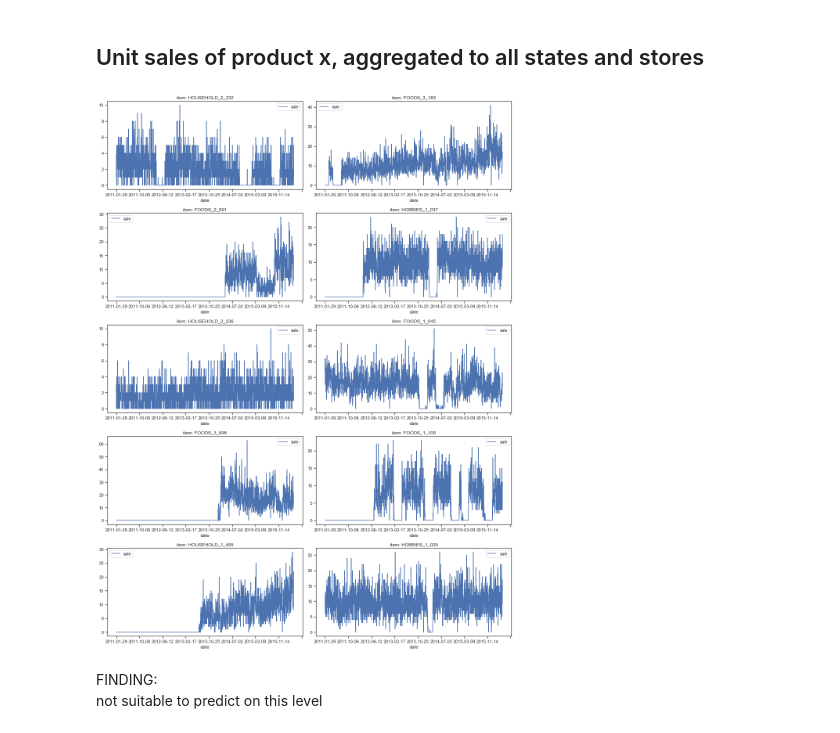
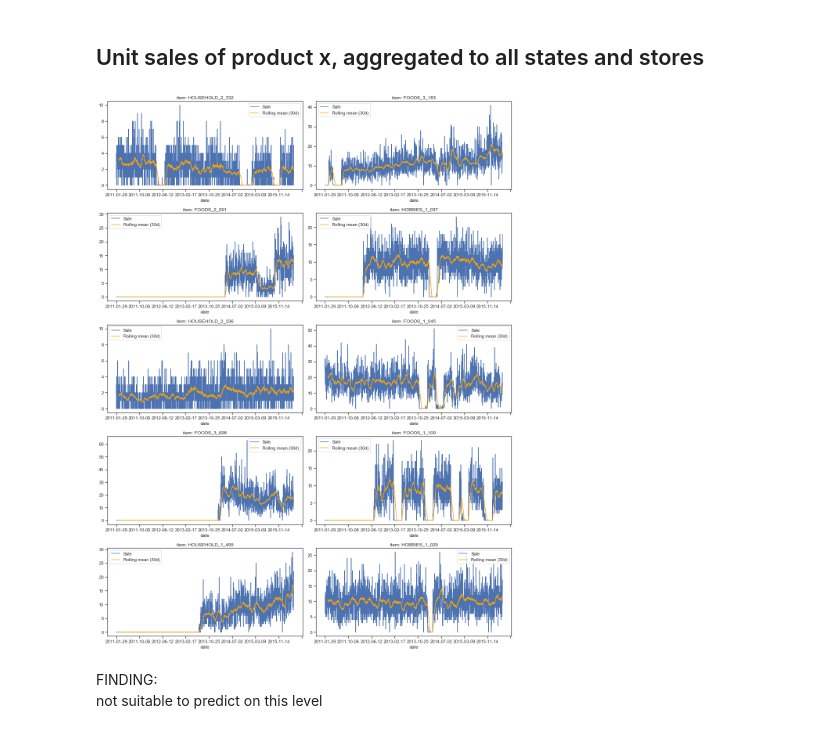
Before and after one commit to dominicdoerig/predicting-sales-data, a Jupyter notebook: m5_challenge/01_data_exploration.ipynb, the cells around one changed output. Saved outputs shown, nothing was run; the diff lists cells and outputs as text; code cells hidden in the pictures.

Commit message:
rolling mean implemented

```diff
--- a/m5_challenge/01_data_exploration.ipynb
+++ b/m5_challenge/01_data_exploration.ipynb
@@ -226,8 +226,12 @@ ax_idx = 0
 for item in items:
     df = df_sales.loc[df_sales['id'] == str(item)]
     df = transform_dataframe(df,df_calendar,df_prices)
-    df.plot(x='date', y='sale', style='-',
-            title=f'item: {item}', ax=axs[ax_idx])
+    ax = df.plot(x='date', y='sale', style='-',
+                 title=f'item: {item}', ax=axs[ax_idx])
+    roll_mean = df[['sale']].rolling(30).mean()
+    roll_mean.plot(ax=ax,color='orange', legend=False)
+    ax.legend(['Sale','Rolling mean (30d)'])
+
     ax_idx += 1
 plt.tight_layout()
 plt.show()
@@ -256,7 +260,10 @@ for item,state in zip(items, states):
     df = transform_dataframe(df,df_calendar,df_prices)
     df = pd.pivot_table(df, values='sale', index=['date'], aggfunc=np.sum)
     df.reset_index(level=df.index.names, inplace=True)
-    df.plot(x='date', y='sale', style='-', title=f'item {item} in state {state}', ax=axs[ax_idx])
+    ax = df.plot(x='date', y='sale', style='-', title=f'item {item} in state {state}', ax=axs[ax_idx])
+    roll_mean = df.rolling(30).mean()
+    roll_mean.plot(ax=ax,color='orange', legend=False)
+    ax.legend(['Sale','Rolling mean (30d)'])
 
     ax_idx += 1
 plt.tight_layout()
@@ -271,24 +278,27 @@ not suitable to predict on this level
 # %%
 # Sample n random occurences
 items = df_sales['item_id'].sample(n=n_series, random_state=1).values.tolist()
 
 # Plot time series
 fig, axs = plt.subplots(math.ceil(n_series/2), 2, figsize=(15,n_series*2))
 axs = axs.flatten()
 ax_idx = 0
 
 for item in items:
     df = df_sales.loc[df_sales['item_id'] == str(item)]
     df = transform_dataframe(df,df_calendar,df_prices)
     df = pd.pivot_table(df, values='sale', index=['date'], aggfunc=np.sum)
     df.reset_index(level=df.index.names, inplace=True)
-    df.plot(x='date', y='sale', style='-', title=f'item: {item}', ax=axs[ax_idx])
+    ax = df.plot(x='date', y='sale', style='-', title=f'item: {item}', ax=axs[ax_idx])
+    roll_mean = df.rolling(30).mean()
+    roll_mean.plot(ax=ax,color='orange', legend=False)
+    ax.legend(['Sale','Rolling mean (30d)'])
 
     ax_idx += 1
 plt.tight_layout()
 plt.show()
 # %% [output]
-[figure, old version]
+[figure, new version]
 # %% [markdown]
 FINDING:
 not suitable to predict on this level
```
Also changed, not shown: parts of 2 cells of this notebook.
